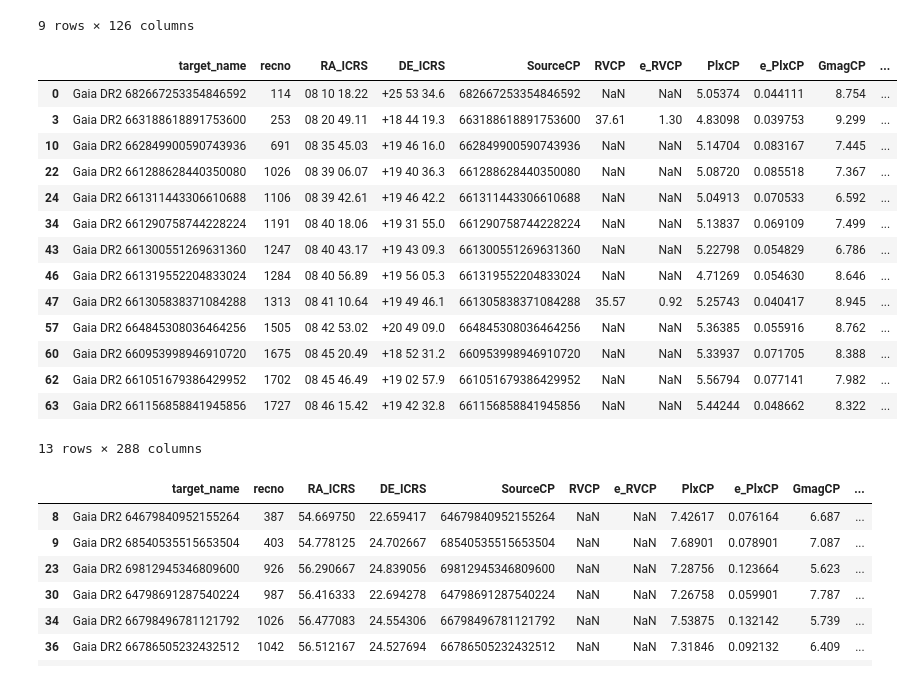
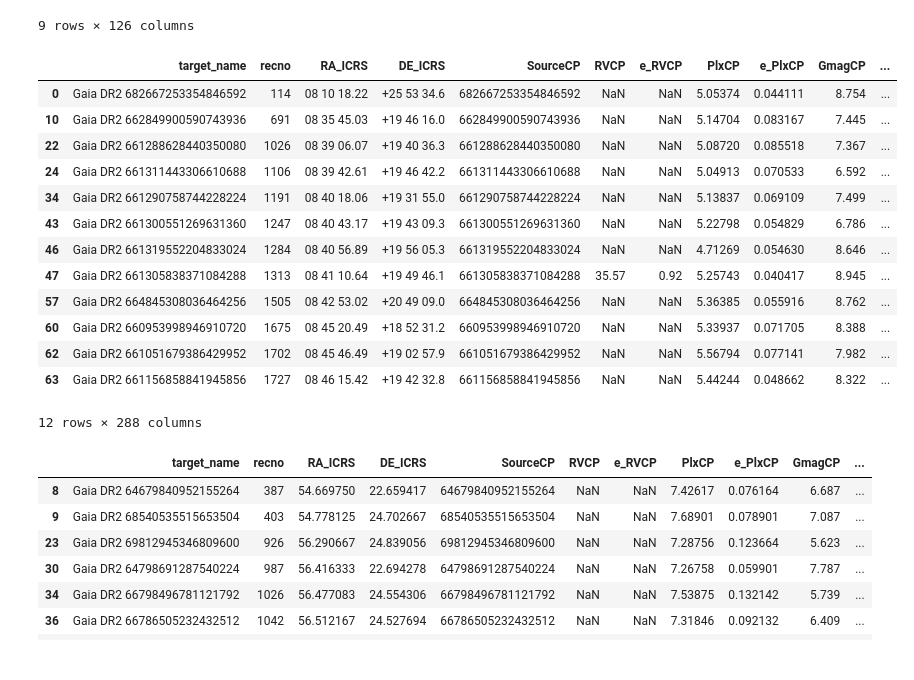
Before and after one commit to ZiyingGu/BELFAST, a Jupyter notebook: tutorials/04a_select_cluster_targets.ipynb, the cells around one changed output. Cells and saved outputs as stored; diff of their text form; code cells hidden in the pictures.

```diff
--- a/tutorials/04_select_cluster_targets.ipynb
+++ b/tutorials/04a_select_cluster_targets.ipynb
@@ -223,7 +223,7 @@ df_hyades_finalized
 | 50 | Gaia DR2 3409207536188836352 | 1539 | 3409207536188836352 | 75.774256 | 21.589785 | 68.2409 | -41.3187 | 18.4194 | 4.5552 | -53.125 | ... | ... |
 9 rows × 126 columns
 # %%
-df_praesepe_selected = df_praesepe_candidates[(df_praesepe_candidates['MBP_MRP']<0.48)
+df_praesepe_selected = df_praesepe_candidates[(df_praesepe_candidates['MBP_MRP']<0.47)
                                             & (df_praesepe_candidates['Object_Type']!='SB*')
                                             & (df_praesepe_candidates['Object_Type']!='BS*')
                                             & (df_praesepe_candidates['Object_Type']!='Be*')
@@ -240,34 +240,33 @@ praesepe_exclude_HD = [
     67959, # high HGCA acceleration
     69477, # high HGCA acceleration
     73175, # high HGCA acceleration
     73819, # high HGCA acceleration
 ]
 
 hd_id_int_praesepe = pd.to_numeric(df_praesepe_selected["HD_ID"], errors="coerce").astype("Int64")
 
 mask_exclude_praesepe = (
     df_praesepe_selected["target_name"].isin(praesepe_exclude_gaia)
     | hd_id_int_praesepe.isin(praesepe_exclude_HD)
 )
 
 df_praesepe_finalized = df_praesepe_selected.loc[~mask_exclude_praesepe].copy()
 
 df_praesepe_finalized.loc[df_praesepe_finalized["HD_ID"] == 73818, ["vbroad", "vbroad_err"]] = [66, 3.3] # Fossati+07
 df_praesepe_finalized.loc[df_praesepe_finalized["HD_ID"] == 73854, ["vbroad", "vbroad_err"]] = [68, 3.4] # RACHFORD+1998
 
 updates = {
     # 73499: (), # no available vsini data
     73818: (66, 3.3), # Fossati+07
     73854: (68, 3.4), # RACHFORD+1998
 }
 
 df_praesepe_finalized.to_csv(DATA_DIR / "clusters" / "Praesepe_finalized_targets.csv", index=False)
 
 df_praesepe_finalized
 # %% [output]
 |  | target_name | recno | RA_ICRS | DE_ICRS | SourceCP | RVCP | e_RVCP | PlxCP | e_PlxCP | GmagCP | ... |
 | 0 | Gaia DR2 682667253354846592 | 114 | 08 10 18.22 | +25 53 34.6 | 682667253354846592 | NaN | NaN | 5.05374 | 0.044111 | 8.754 | ... |
-| 3 | Gaia DR2 663188618891753600 | 253 | 08 20 49.11 | +18 44 19.3 | 663188618891753600 | 37.61 | 1.30 | 4.83098 | 0.039753 | 9.299 | ... |
 | 10 | Gaia DR2 662849900590743936 | 691 | 08 35 45.03 | +19 46 16.0 | 662849900590743936 | NaN | NaN | 5.14704 | 0.083167 | 7.445 | ... |
 | 22 | Gaia DR2 661288628440350080 | 1026 | 08 39 06.07 | +19 40 36.3 | 661288628440350080 | NaN | NaN | 5.08720 | 0.085518 | 7.367 | ... |
 | 24 | Gaia DR2 661311443306610688 | 1106 | 08 39 42.61 | +19 46 42.2 | 661311443306610688 | NaN | NaN | 5.04913 | 0.070533 | 6.592 | ... |
@@ -279,7 +278,7 @@ df_praesepe_finalized
 | 60 | Gaia DR2 660953998946910720 | 1675 | 08 45 20.49 | +18 52 31.2 | 660953998946910720 | NaN | NaN | 5.33937 | 0.071705 | 8.388 | ... |
 | 62 | Gaia DR2 661051679386429952 | 1702 | 08 45 46.49 | +19 02 57.9 | 661051679386429952 | NaN | NaN | 5.56794 | 0.077141 | 7.982 | ... |
 | 63 | Gaia DR2 661156858841945856 | 1727 | 08 46 15.42 | +19 42 32.8 | 661156858841945856 | NaN | NaN | 5.44244 | 0.048662 | 8.322 | ... |
-13 rows × 288 columns
+12 rows × 288 columns
 # %%
 df_pleiades_selected = df_pleiades_candidates[(df_pleiades_candidates['MBP_MRP'] < 0.18)
                                               & (df_pleiades_candidates['Object_Type'] != 'SB*')
```
Also changed, not shown: parts of 5 cells of this notebook, 21 other files.
